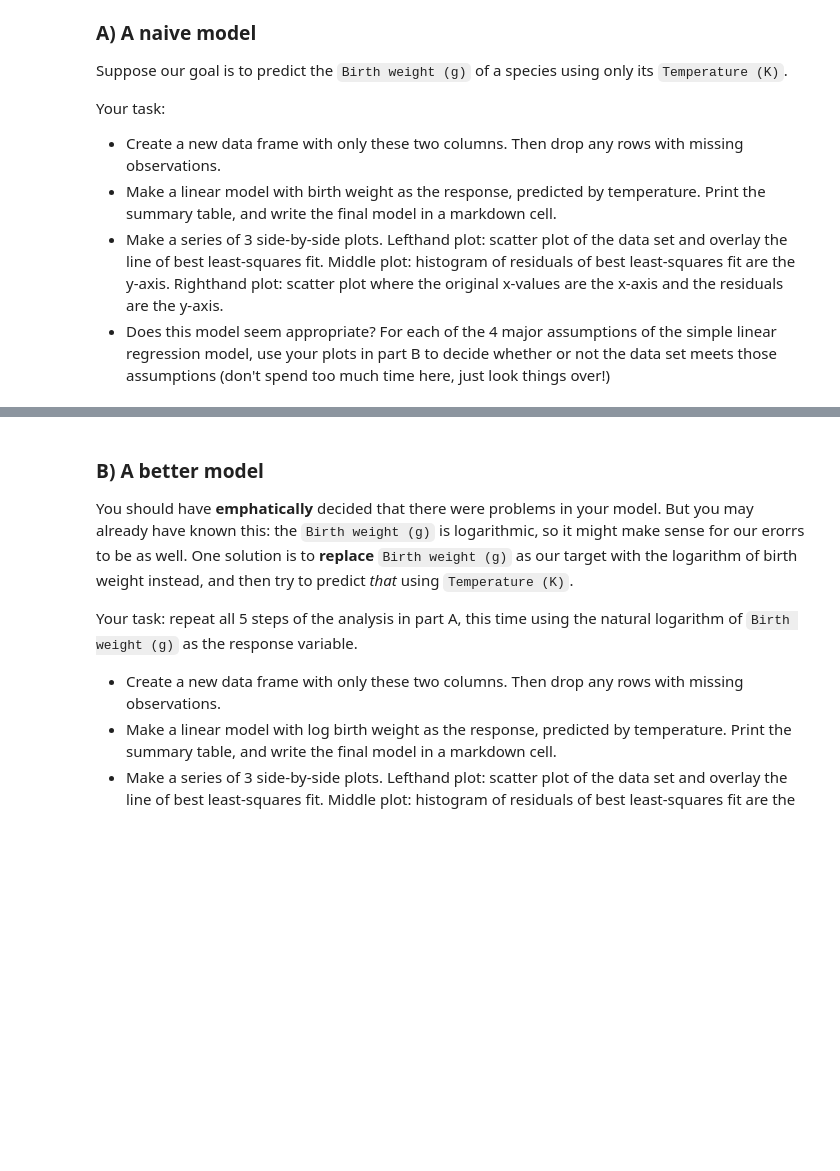
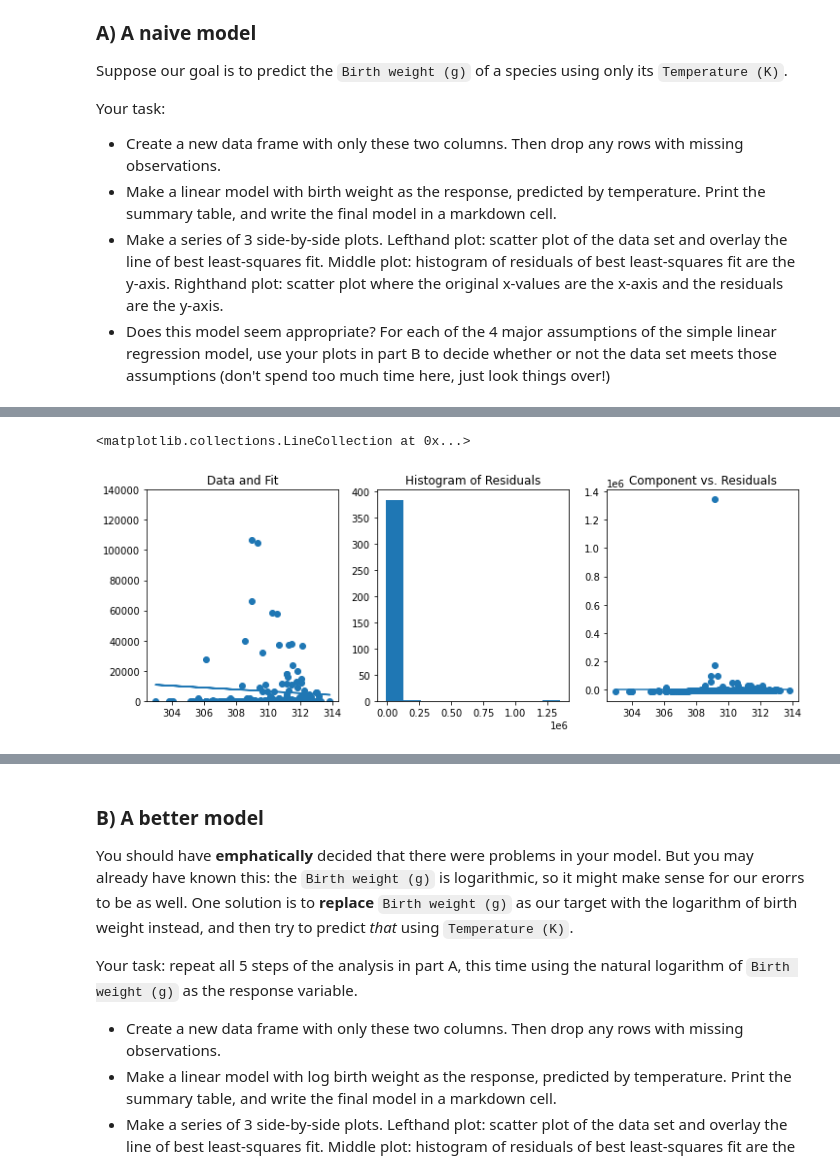
Before and after one commit to sumatthe29/Intro-to-Data-Science-2022, a Jupyter notebook: CSCI 3022/Midterm/CSCI3022_S22_E2_Coding.ipynb, the cells around one changed output, grey strips where cells are left out. Saved outputs shown, nothing was run; the diff lists cells and outputs as text; code cells hidden in the pictures; blank space fills up the shorter version.

```diff
--- a/CSCI 3022/Midterm/CSCI3022_S22_E2_Coding.ipynb
+++ b/CSCI 3022/Midterm/CSCI3022_S22_E2_Coding.ipynb
@@ -322,3 +322,18 @@ Your task:
 -  Make a linear model with birth weight as the response, predicted by temperature.  Print the summary table, and write the final model in a markdown cell.
 - Make a series of 3 side-by-side plots.  Lefthand plot: scatter plot of the data set and overlay the line of best least-squares fit.  Middle plot: histogram of residuals of best least-squares fit are the y-axis.  Righthand plot: scatter plot where the original x-values are the x-axis and the residuals are the y-axis.
 - Does this model seem appropriate?  For each of the 4 major assumptions of the simple linear regression model, use your plots in part B to decide whether or not the data set meets those assumptions (don't spend too much time here, just look things over!)
+# %%
+# Trimmed and cleaned dataframe
+
+dbt = df[['Birth weight (g)','Temperature (K)']].dropna()
+print(dbt.head())
+
+# Lin Reg Model
+
+print((sm.regression.linear_model.OLS(dbt['Birth weight (g)'],sm.add_constant(dbt['Temperature (K)'])).fit()).summary())
+model = sm.regression.linear_model.OLS(dbt['Birth weight (g)'],sm.add_constant(dbt['Temperature (K)'])).fit()
+
+# Line of best fit
+
+print('Coefficients: ', model.params)
+print('Best fit line was: BW (g)=', np.round(model.params[0],5), '+(', np.round(model.params[1],5),')* Temp (k)')
@@ -324,0 +358,16 @@ Your task:
+# %%
+fig, ax= plt.subplots(figsize=(12,4), ncols=3)
+ax[0].scatter(dbt['Temperature (K)'], dbt['Birth weight (g)'])
+ax[0].plot( dbt['Temperature (K)'], model.fittedvalues)
+ax[0].set_ylim([0,140000])
+ax[0].set_title('Data and Fit')
+ax[1].hist(model.resid, bins = 10)
+# ax[1].set_xlim([0,1000000])
+ax[1].set_title('Histogram of Residuals')
+ax[2].scatter(dbt['Temperature (K)'], model.resid)
+# ax[2].set_ylim([0,140000])
+ax[2].set_title('Component vs. Residuals')
+ax[2].hlines(0, xmin=np.min(dbt['Temperature (K)']), xmax=np.max(dbt['Temperature (K)']))
+# %% [output]
+<matplotlib.collections.LineCollection at 0x...>
+[figure, added]
```
Also changed, not shown: parts of 15 cells of this notebook, 2 other files.
